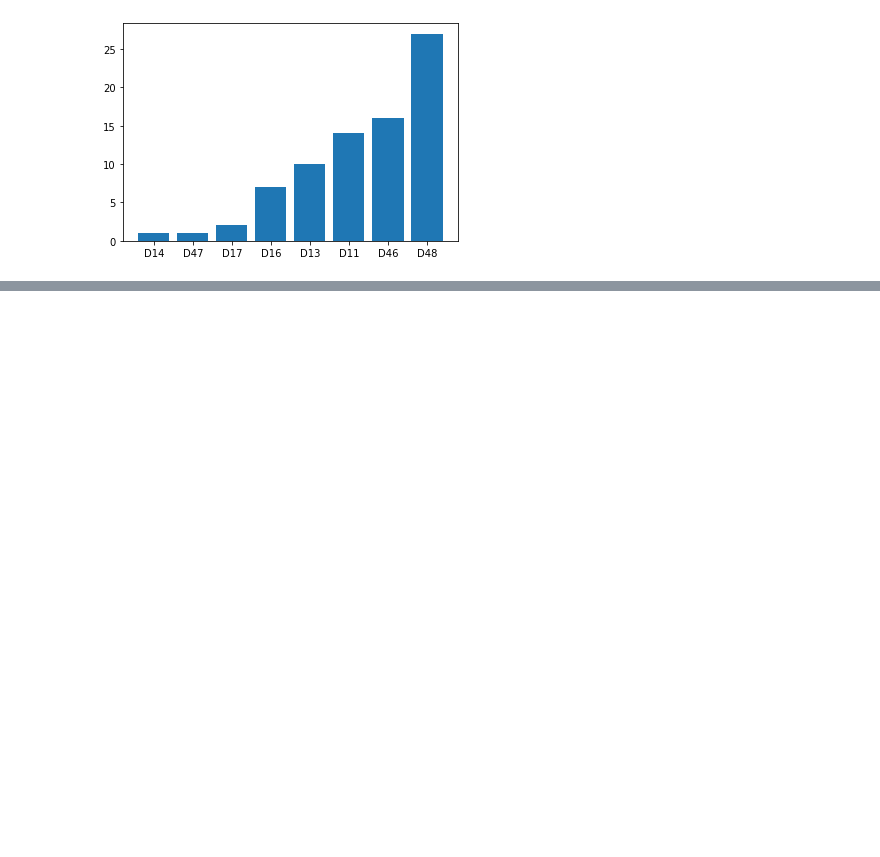
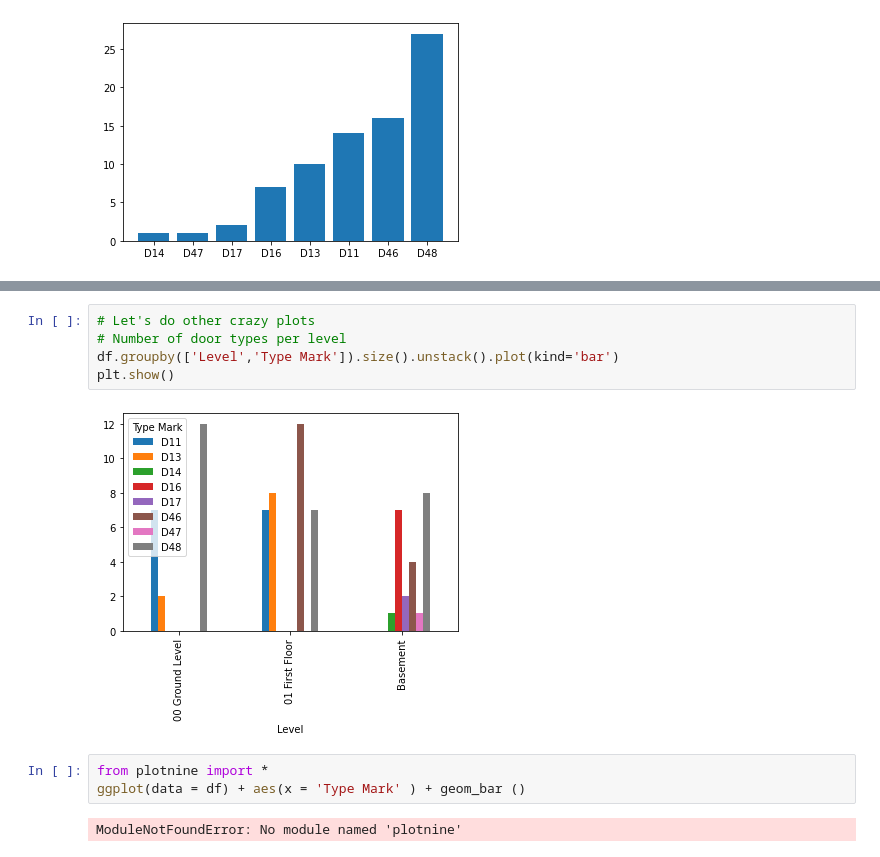
Before and after one commit to sharanyhakarthikeyan/vscode_python_practice, a Jupyter notebook: analysis2.ipynb, the cells around one changed output, grey strips where cells are left out. Saved outputs shown, nothing was run; the diff lists cells and outputs as text; blank space fills up the shorter version.

```diff
--- a/analysis2.ipynb
+++ b/analysis2.ipynb
@@ -203,0 +205,12 @@ AttributeError: 'list' object has no attribute 'keys'
+# %%
+# Let's do other crazy plots
+# Number of door types per level
+df.groupby(['Level','Type Mark']).size().unstack().plot(kind='bar')
+plt.show()
+# %% [output]
+[figure, added]
+# %%
+from plotnine import *
+ggplot(data = df) + aes(x = 'Type Mark' ) + geom_bar ()
+# %% [output]
+ModuleNotFoundError: No module named 'plotnine'
```
Also changed, not shown: parts of 5 cells of this notebook, 2 other files.
